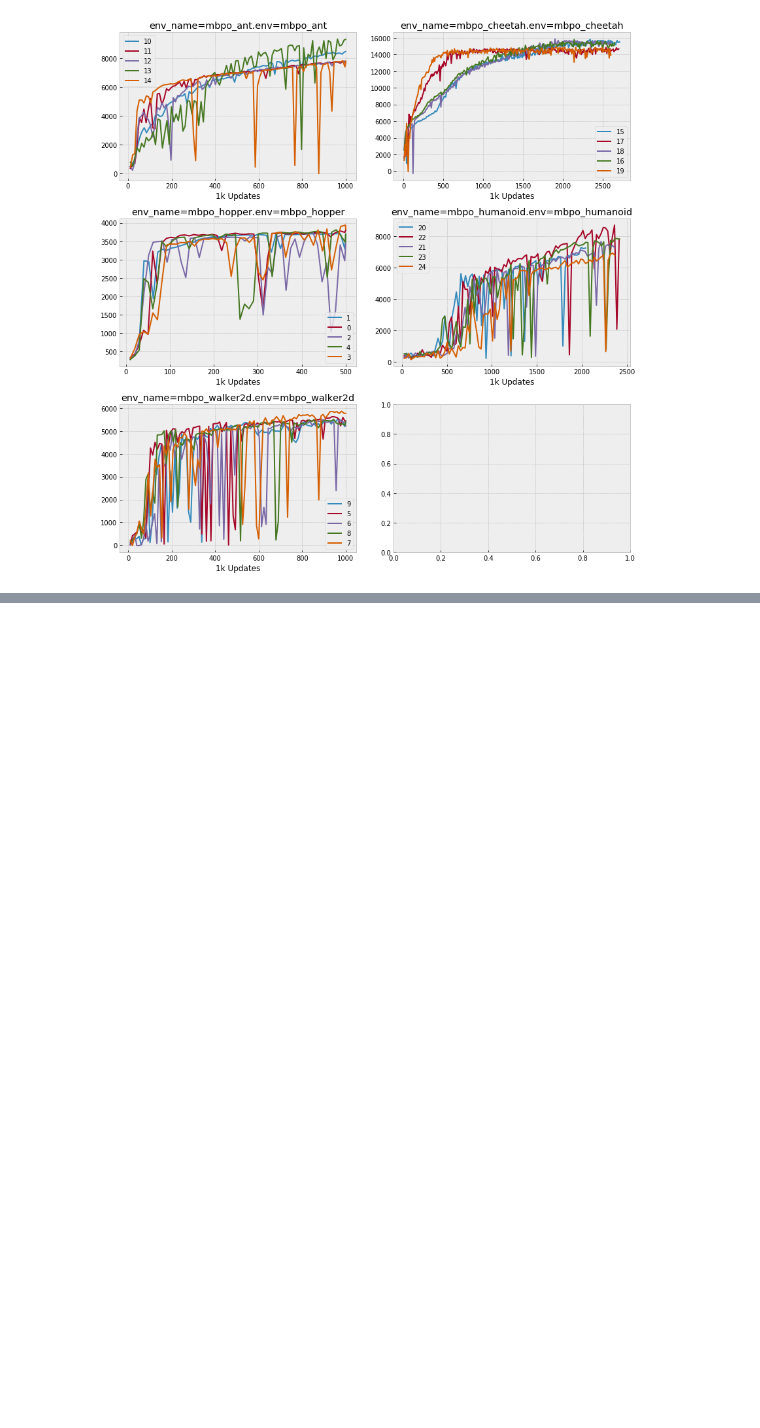
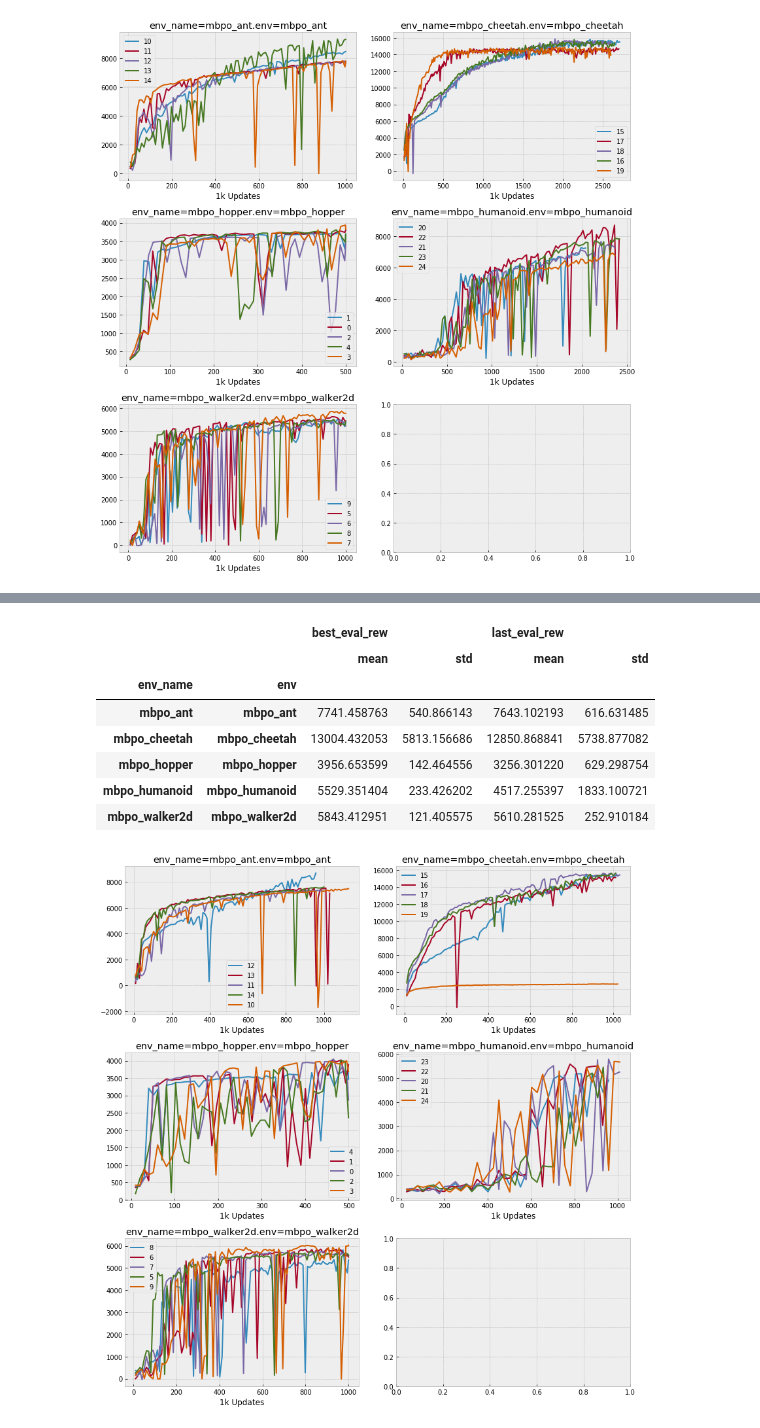
Before and after one commit to facebookresearch/svg, a Jupyter notebook: nbs/bda.2020.01.23.mbpo.ipynb, the cells around one changed output, grey strips where cells are left out. Drawn from its saved outputs; the diff is of its cells as text; code cells hidden in the pictures; blank space fills up the shorter version.

```diff
--- a/nbs/bda.2020.01.23.mbpo.ipynb
+++ b/nbs/bda.2020.01.23.mbpo.ipynb
@@ -283,0 +263,16 @@ plot_agg(all_summary, agg, ncol=2)
+# %%
+d = '../exp/2020.03.27/2011_sac_mve_mbpo/'
+all_summary, groups, agg, configs = sweep_summary(d)
+# display(all_summary)
+display(agg)
+plot_agg(all_summary, agg, ncol=2)
+# %% [output]
+|  |  | best_eval_rew |  | last_eval_rew |  |
+|  |  | mean | std | mean | std |
+| env_name | env |  |  |  |  |
+| mbpo_ant | mbpo_ant | 7741.458763 | 540.866143 | 7643.102193 | 616.631485 |
+| mbpo_cheetah | mbpo_cheetah | 13004.432053 | 5813.156686 | 12850.868841 | 5738.877082 |
+| mbpo_hopper | mbpo_hopper | 3956.653599 | 142.464556 | 3256.301220 | 629.298754 |
+| mbpo_humanoid | mbpo_humanoid | 5529.351404 | 233.426202 | 4517.255397 | 1833.100721 |
+| mbpo_walker2d | mbpo_walker2d | 5843.412951 | 121.405575 | 5610.281525 | 252.910184 |
+[figure, added]
```
Also changed, not shown: parts of 6 cells of this notebook.
